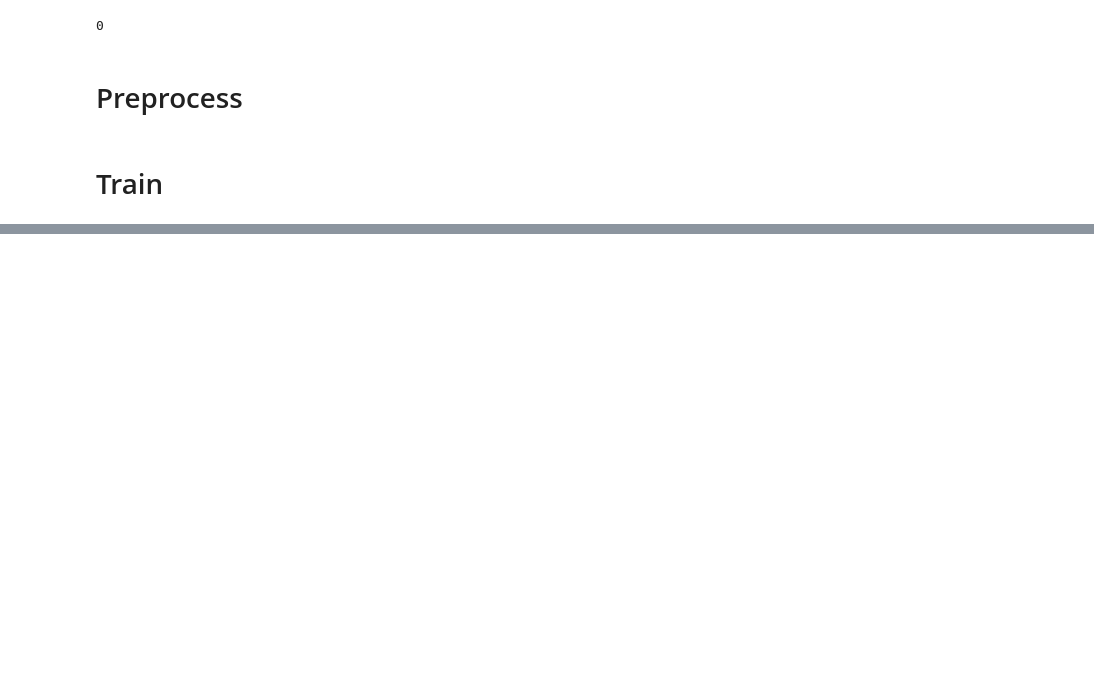
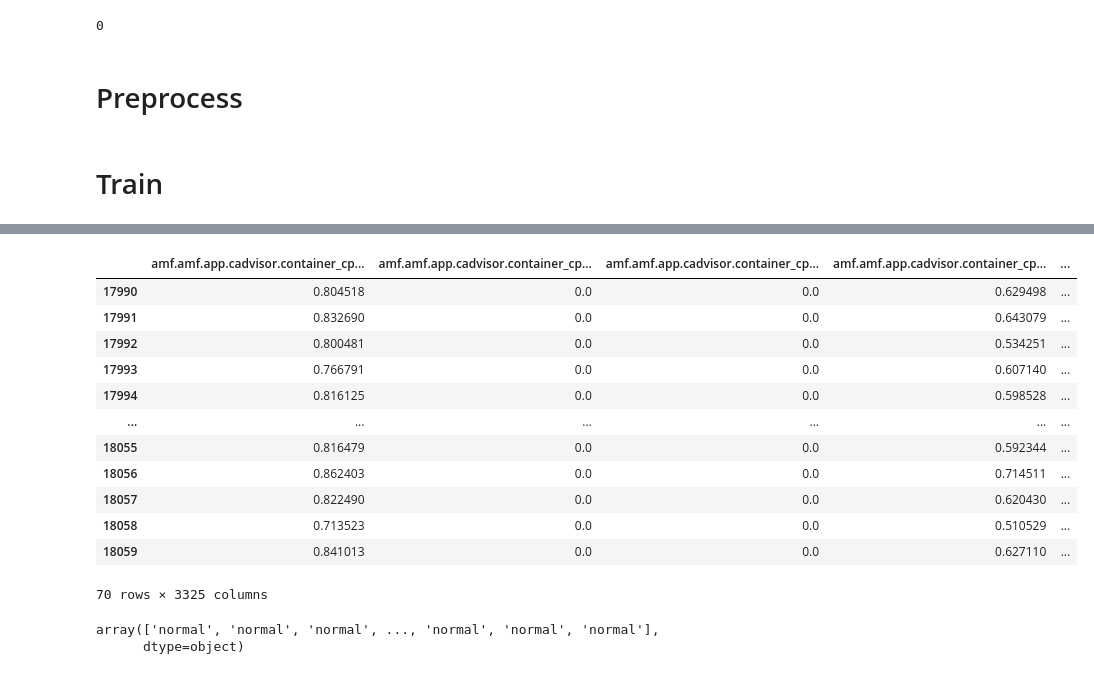
Before and after one commit to ITU-AI-ML-in-5G-Challenge/ITU-ML5G-PS-005-KDDI-UT-NakaoLab-AI, a Jupyter notebook: task1.ipynb, the cells around one changed output, grey strips where cells are left out. Drawn from its saved outputs; the diff is of its cells as text; code cells hidden in the pictures; blank space fills up the shorter version.

```diff
--- a/task1.ipynb
+++ b/task1.ipynb
@@ -77,0 +182,21 @@ history = model.fit(x=train_generator, epochs=250, verbose=1, callbacks=callback
+# %%
+test_X[-43*70:-42*70]
+# %% [output]
+|  | amf.amf.app.cadvisor.container_cp... | amf.amf.app.cadvisor.container_cp... | amf.amf.app.cadvisor.container_cp... | amf.amf.app.cadvisor.container_cp... | ... |
+| 17990 | 0.804518 | 0.0 | 0.0 | 0.629498 | ... |
+| 17991 | 0.832690 | 0.0 | 0.0 | 0.643079 | ... |
+| 17992 | 0.800481 | 0.0 | 0.0 | 0.534251 | ... |
+| 17993 | 0.766791 | 0.0 | 0.0 | 0.607140 | ... |
+| 17994 | 0.816125 | 0.0 | 0.0 | 0.598528 | ... |
+| ... | ... | ... | ... | ... | ... |
+| 18055 | 0.816479 | 0.0 | 0.0 | 0.592344 | ... |
+| 18056 | 0.862403 | 0.0 | 0.0 | 0.714511 | ... |
+| 18057 | 0.822490 | 0.0 | 0.0 | 0.620430 | ... |
+| 18058 | 0.713523 | 0.0 | 0.0 | 0.510529 | ... |
+| 18059 | 0.841013 | 0.0 | 0.0 | 0.627110 | ... |
+70 rows × 3325 columns
+# %%
+test_labels[-42*70:]
+# %% [output]
+array(['normal', 'normal', 'normal', ..., 'normal', 'normal', 'normal'],
+      dtype=object)
```
Also changed, not shown: parts of 20 cells of this notebook, 1 other file.
